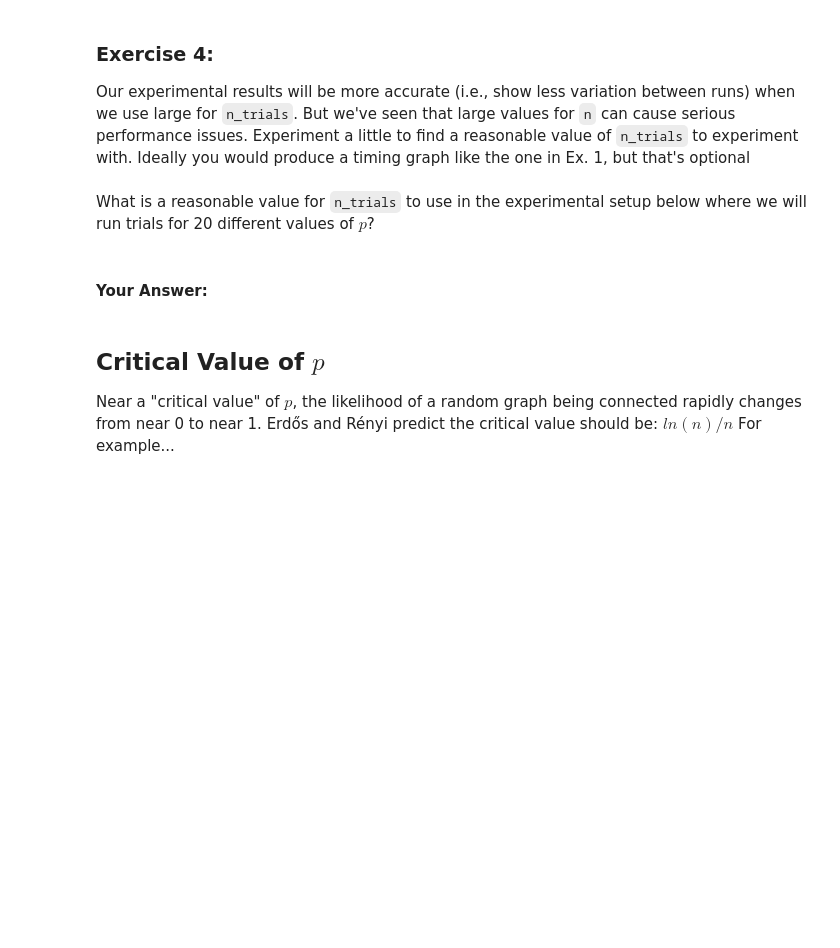
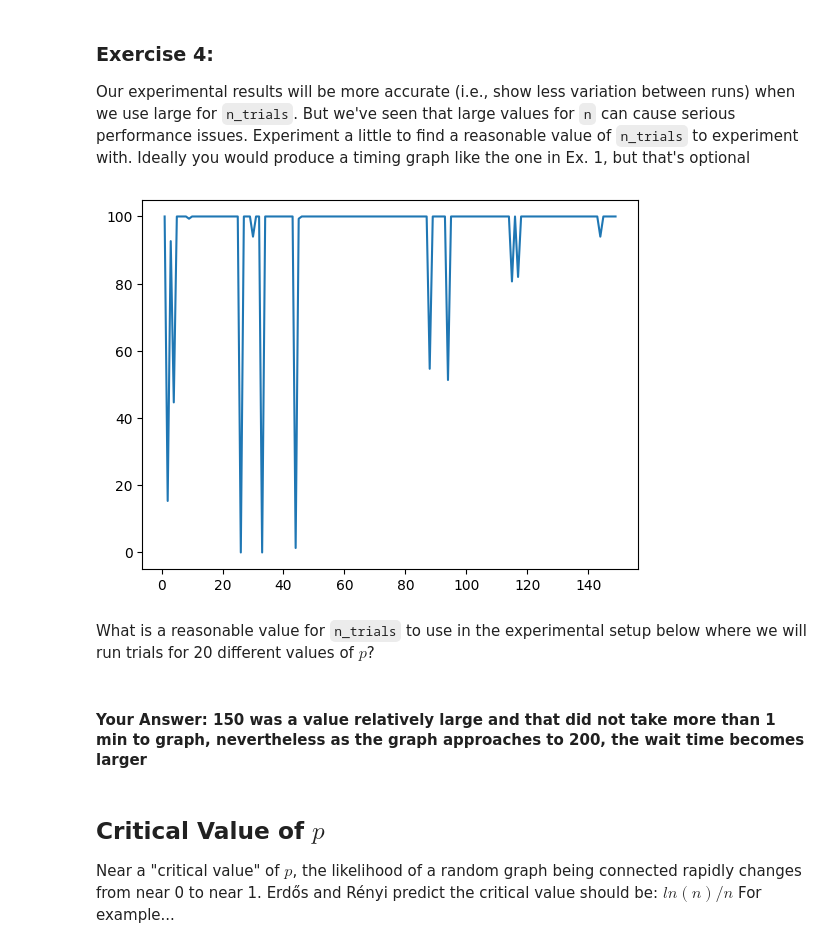
Before and after one commit to santiagosanchez15/cap-comp215, a Jupyter notebook: labs/lab04-graphs.ipynb, the cells around one changed output. Cells and saved outputs as stored; diff of their text form; code cells hidden in the pictures; blank space fills up the shorter version.

```diff
--- a/labs/lab04-graphs.ipynb
+++ b/labs/lab04-graphs.ipynb
@@ -196,7 +194,38 @@ Experiment a little to find a reasonable value of `n_trials` to experiment with.
+# %%
+# Ex. 4 timing experiments
+n_trials = 150
+n_list = []
+proportion_list = []
+p = [random.random() for i in range(20)]
+
+for i in range(1, n_trials):
+
+  # proportion = [proportion_connected(n, idx_p, n_trials) for idx_p in p] # get a list of the proportion of each random graph, where the probability will change every time
+  proportion = proportion_connected(i, random.choice(p), n_trials) * 100
+  n_list.append(i)
+  proportion_list.append(proportion)
+
+plt.plot(n_list, proportion_list)
+plt.show()
+
+
+# list_x = []
+# list_y = []
+# for N in range(100, 1000, 100):
+#   g = make_random_graph(N, p)
+#   y = timeit(lambda: reachable_nodes(g, 0), number=N)
+#   average = y/N
+#   list_x.append(N)
+#   list_y.append(average)
+
+# plt.plot(list_x, list_y)
+# plt.show()
+# %% [output]
+[figure, added]
 # %% [markdown]
 What is a reasonable value for `n_trials` to use in the experimental setup below where we will run trials for 20 different values of $p$?
-# %% [markdown]
-#### Your Answer:
+# %% [markdown]
+#### Your Answer: 150 was a value relatively large and that did not take more than 1 min to graph, nevertheless as the graph approaches to 200, the wait time becomes larger
 # %% [markdown]
 ## Critical Value of $p$
 
```
Also changed, not shown: parts of 3 cells of this notebook.
